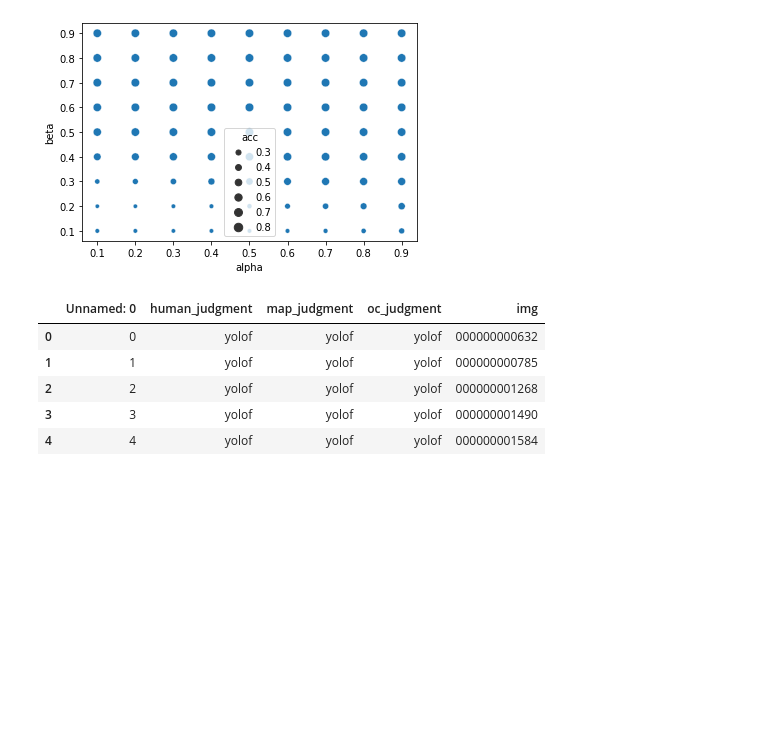
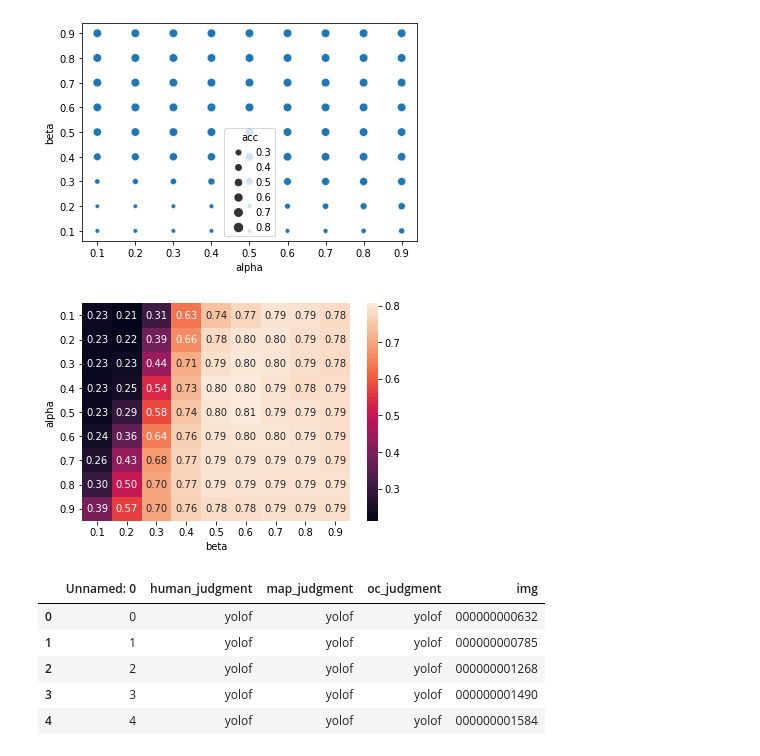
Before and after one commit to mayu-ot/oc-cost, a Jupyter notebook: notebooks/reports/user_study.ipynb, the cells around one changed output. Saved outputs shown, nothing was run; the diff lists cells and outputs as text; code cells hidden in the pictures; blank space fills up the shorter version.

```diff
--- a/notebooks/reports/user_study.ipynb
+++ b/notebooks/reports/user_study.ipynb
@@ -130,11 +128,10 @@ best_acc = 0
 best_param = {}
 hptune_trials = {"alpha": [], "beta": [], "acc": []}
 
-step = 0.1
-for p in np.arange(0.1, 0.99, step):
-    for q in np.arange(0.1, 0.99, step):
+for p in np.linspace(0.1, 0.9, 9):
+    for q in np.linspace(0.1, 0.9, 9):
         cmap_func = lambda x, y: get_cmap(
-                    x, y, alpha=p, beta=q, mode="giou", use_dummy=True
+                    x, y, alpha=p, beta=q, mode="giou"
                 )
         retina_cc = [get_ot_cost(x, y, cmap_func) for x, y in zip(gts, retina_res)]
         yolof_cc = [get_ot_cost(x, y, cmap_func) for x, y in zip(gts, yolof_res)]
@@ -174,6 +171,16 @@ sns.scatterplot(x="alpha", y="beta", size="acc", data=hptune_trials)
 # %% [output]
 <AxesSubplot:xlabel='alpha', ylabel='beta'>
 [figure]
+# %%
+hp_df = pd.DataFrame(hptune_trials)
+hp_df.alpha = np.round(hp_df.alpha.values, decimals=1)
+hp_df.beta = np.round(hp_df.beta.values, decimals=1)
+hp_df = hp_df.pivot("alpha", "beta", "acc")
+sns.heatmap(data=hp_df, annot=True, fmt=".2f")
+plt.yticks(rotation=0)
+plt.savefig("outputs/user_study/hparam_heatmap.pdf")
+# %% [output]
+[figure, added]
 # %%
 cmap_func = lambda x, y: get_cmap(
                     x, y, alpha=0.5, beta=0.6, mode="giou", use_dummy=True
```
Also changed, not shown: parts of 4 cells of this notebook, 3 other files.
